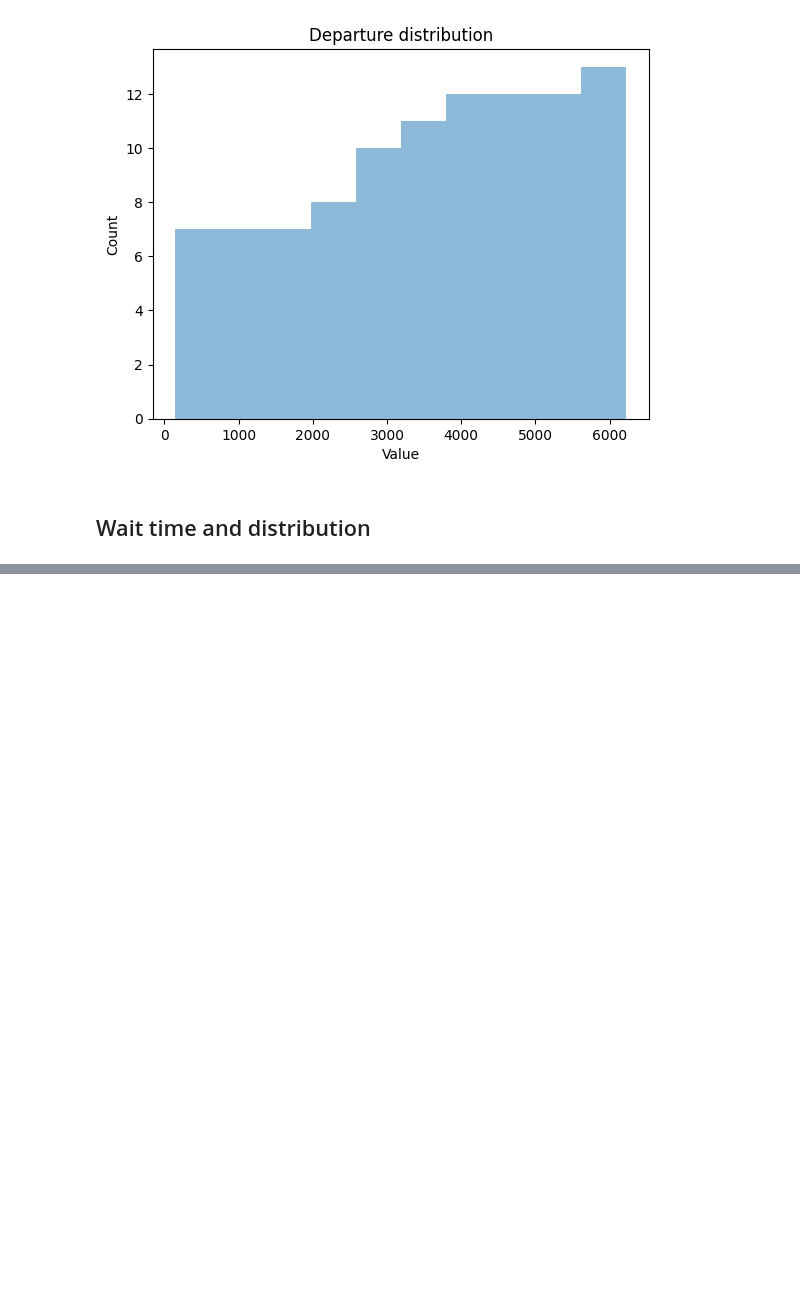
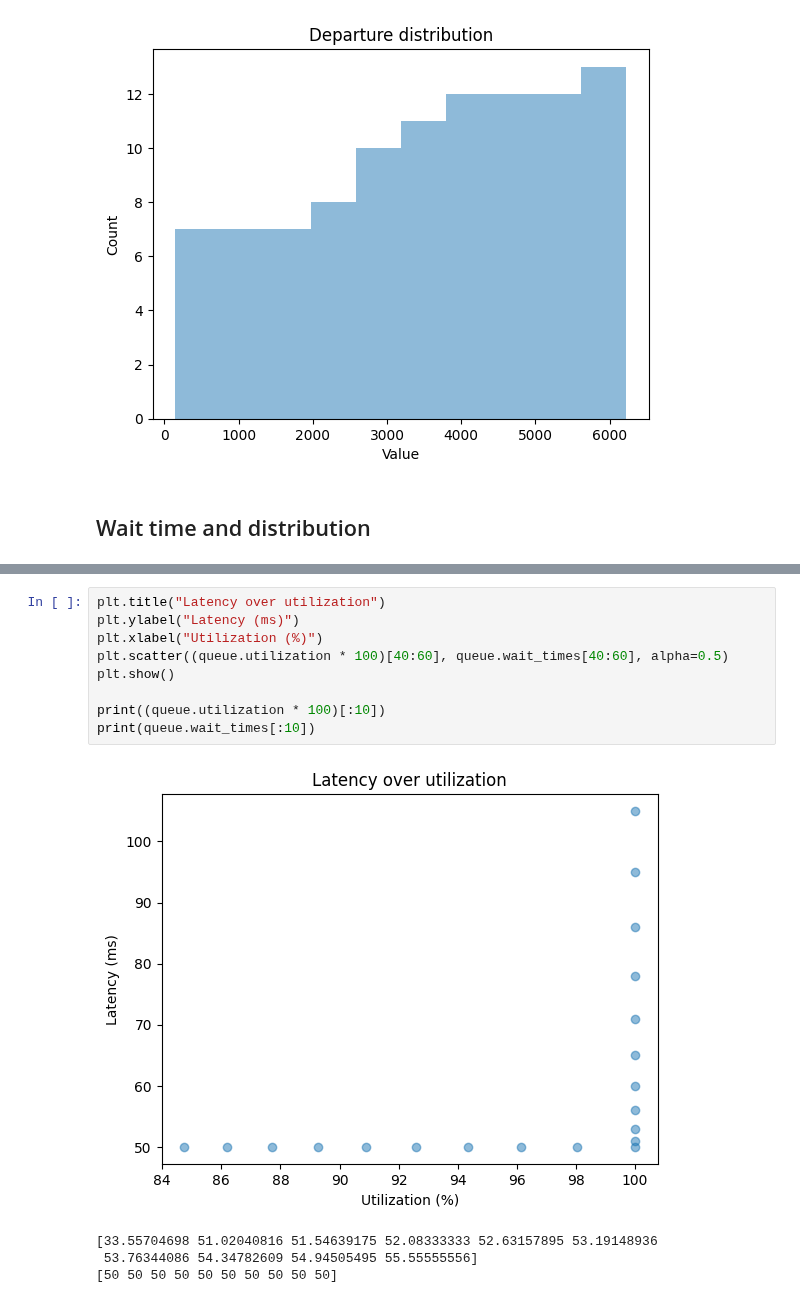
Before and after one commit to gitaroktato/queue-model-in-python, a Jupyter notebook: interesting-experiments.ipynb, the cells around one changed output, grey strips where cells are left out. Drawn from its saved outputs; the diff is of its cells as text; blank space fills up the shorter version.

```diff
--- a/interesting-experiments.ipynb
+++ b/interesting-experiments.ipynb
@@ -86,0 +97,14 @@ plt.show()
+# %%
+plt.title("Latency over utilization")
+plt.ylabel("Latency (ms)")
+plt.xlabel("Utilization (%)")
+plt.scatter((queue.utilization * 100)[40:60], queue.wait_times[40:60], alpha=0.5)
+plt.show()
+
+print((queue.utilization * 100)[:10])
+print(queue.wait_times[:10])
+# %% [output]
+[figure, added]
+[33.55704698 51.02040816 51.54639175 52.08333333 52.63157895 53.19148936
+ 53.76344086 54.34782609 54.94505495 55.55555556]
+[50 50 50 50 50 50 50 50 50 50]
```
Also changed, not shown: parts of 6 cells of this notebook, 4 other files.
